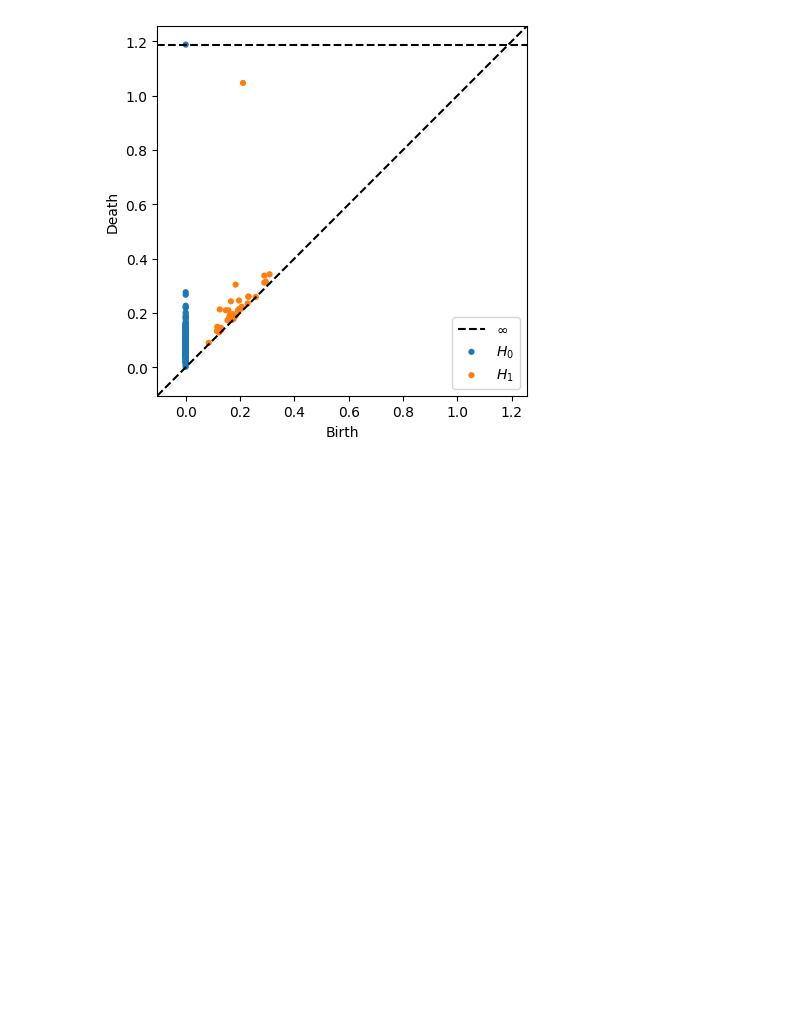
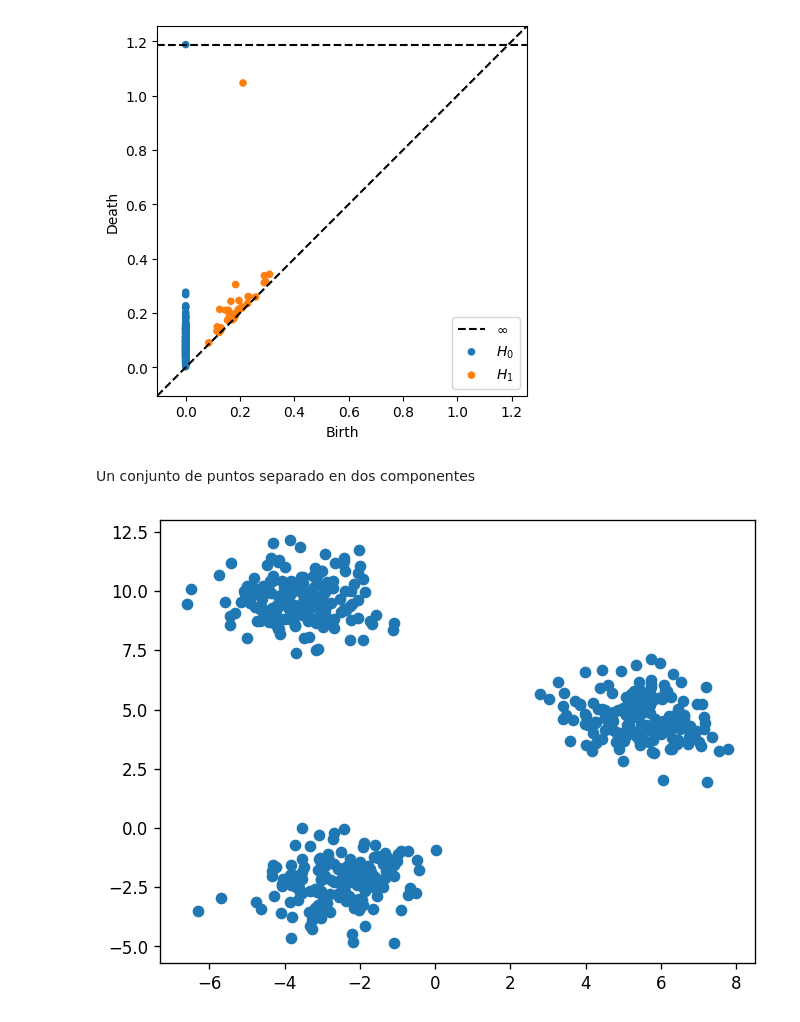
Before and after one commit to gmauricio-toledo/Persistent-Homology-demo, a Jupyter notebook: demo.ipynb, the cells around one changed output. Cells and saved outputs as stored; diff of their text form; code cells hidden in the pictures; blank space fills up the shorter version.

```diff
--- a/demo.ipynb
+++ b/demo.ipynb
@@ -36,3 +40,15 @@ rips.plot(diagrams)
 # %% [output]
 Rips(maxdim=1, thresh=inf, coeff=2, do_cocycles=False, n_perm = None, verbose=True)
 [figure]
+# %% [markdown]
+Un conjunto de puntos separado en dos componentes
+# %%
+from sklearn.datasets import make_blobs
+
+X, y = make_blobs(n_samples=500,centers=3)
+
+plt.figure(dpi=120)
+plt.scatter(X[:,0],X[:,1])
+plt.show()
+# %% [output]
+[figure, added]
```
Also changed, not shown: parts of 10 cells of this notebook.
